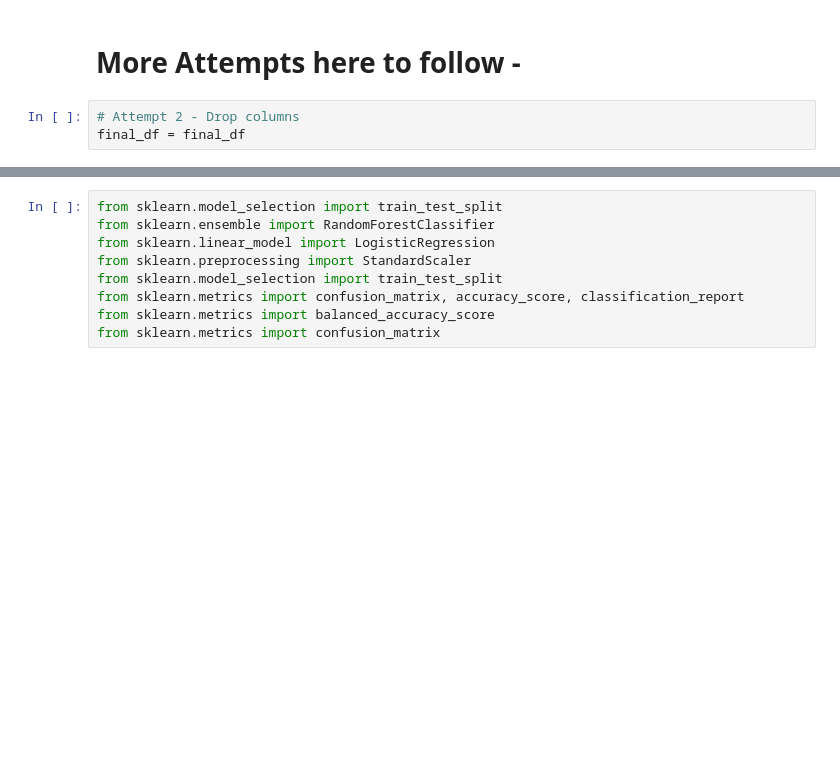
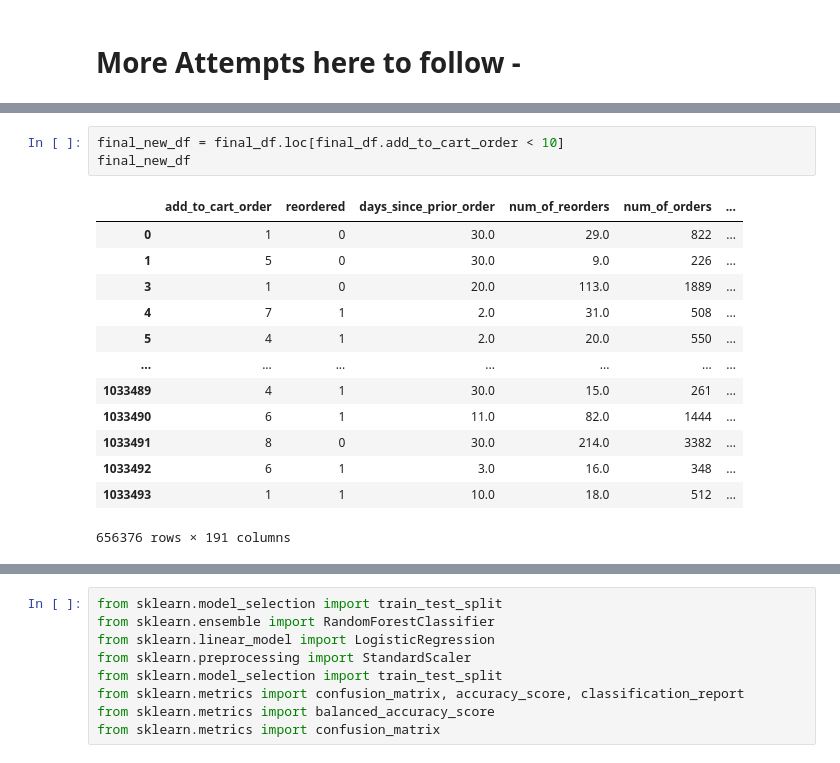
Before and after one commit to Solrys/Instacart-Analysis-by-Pandavas, a Jupyter notebook: Machine_learning_ProductReordering.ipynb, the cells around one changed output, grey strips where cells are left out. Cells and saved outputs as stored; diff of their text form; blank space fills up the shorter version.

```diff
--- a/Machine_learning_ProductReordering.ipynb
+++ b/Machine_learning_ProductReordering.ipynb
@@ -235,5 +580,2 @@ train_nn(nn, 2)
 # %% [markdown]
 # More Attempts here to follow -
-# %%
-# Attempt 2 - Drop columns
-final_df = final_df
@@ -239,0 +597,17 @@ final_df = final_df
+# %%
+final_new_df = final_df.loc[final_df.add_to_cart_order < 10]
+final_new_df
+# %% [output]
+|  | add_to_cart_order | reordered | days_since_prior_order | num_of_reorders | num_of_orders | ... |
+| 0 | 1 | 0 | 30.0 | 29.0 | 822 | ... |
+| 1 | 5 | 0 | 30.0 | 9.0 | 226 | ... |
+| 3 | 1 | 0 | 20.0 | 113.0 | 1889 | ... |
+| 4 | 7 | 1 | 2.0 | 31.0 | 508 | ... |
+| 5 | 4 | 1 | 2.0 | 20.0 | 550 | ... |
+| ... | ... | ... | ... | ... | ... | ... |
+| 1033489 | 4 | 1 | 30.0 | 15.0 | 261 | ... |
+| 1033490 | 6 | 1 | 11.0 | 82.0 | 1444 | ... |
+| 1033491 | 8 | 0 | 30.0 | 214.0 | 3382 | ... |
+| 1033492 | 6 | 1 | 3.0 | 16.0 | 348 | ... |
+| 1033493 | 1 | 1 | 10.0 | 18.0 | 512 | ... |
+656376 rows × 191 columns
```
Also changed, not shown: parts of 37 cells of this notebook, 1 other file.
